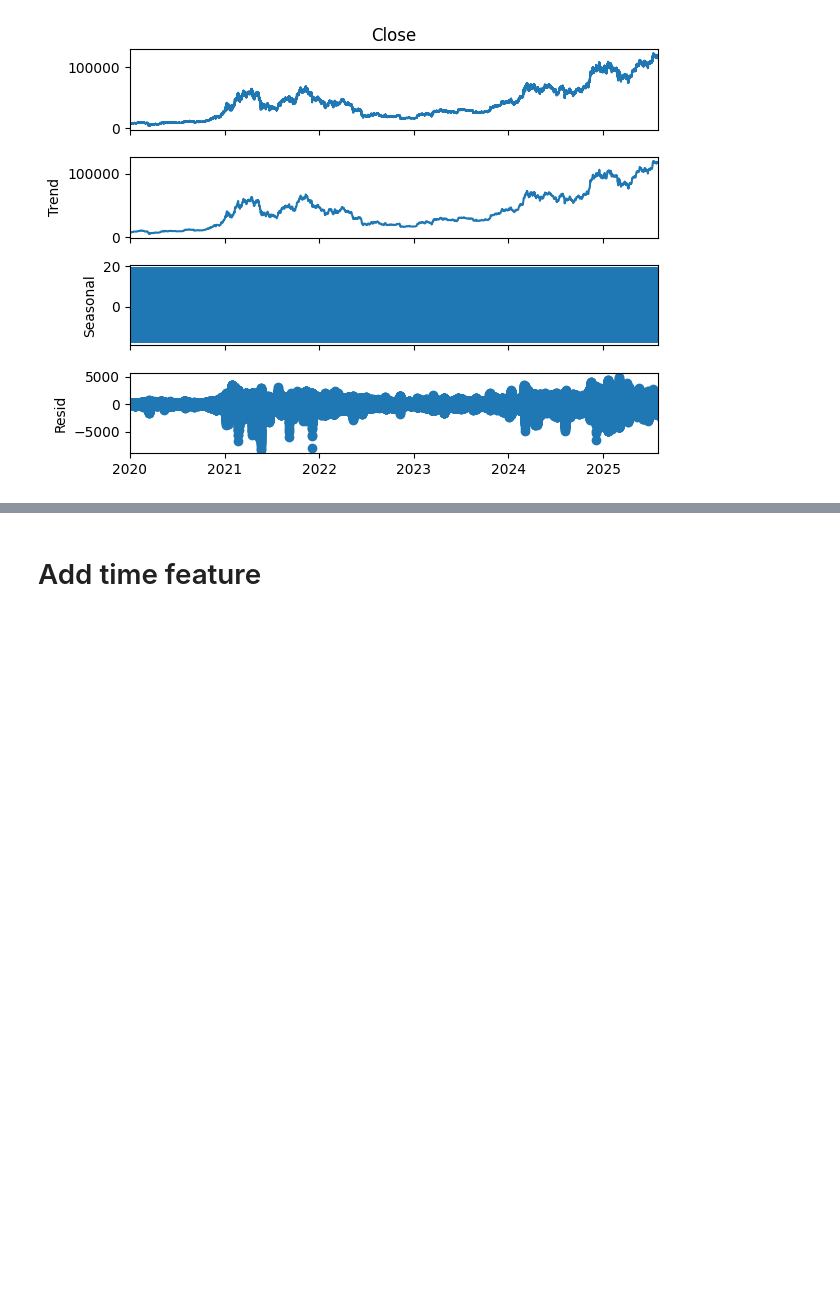
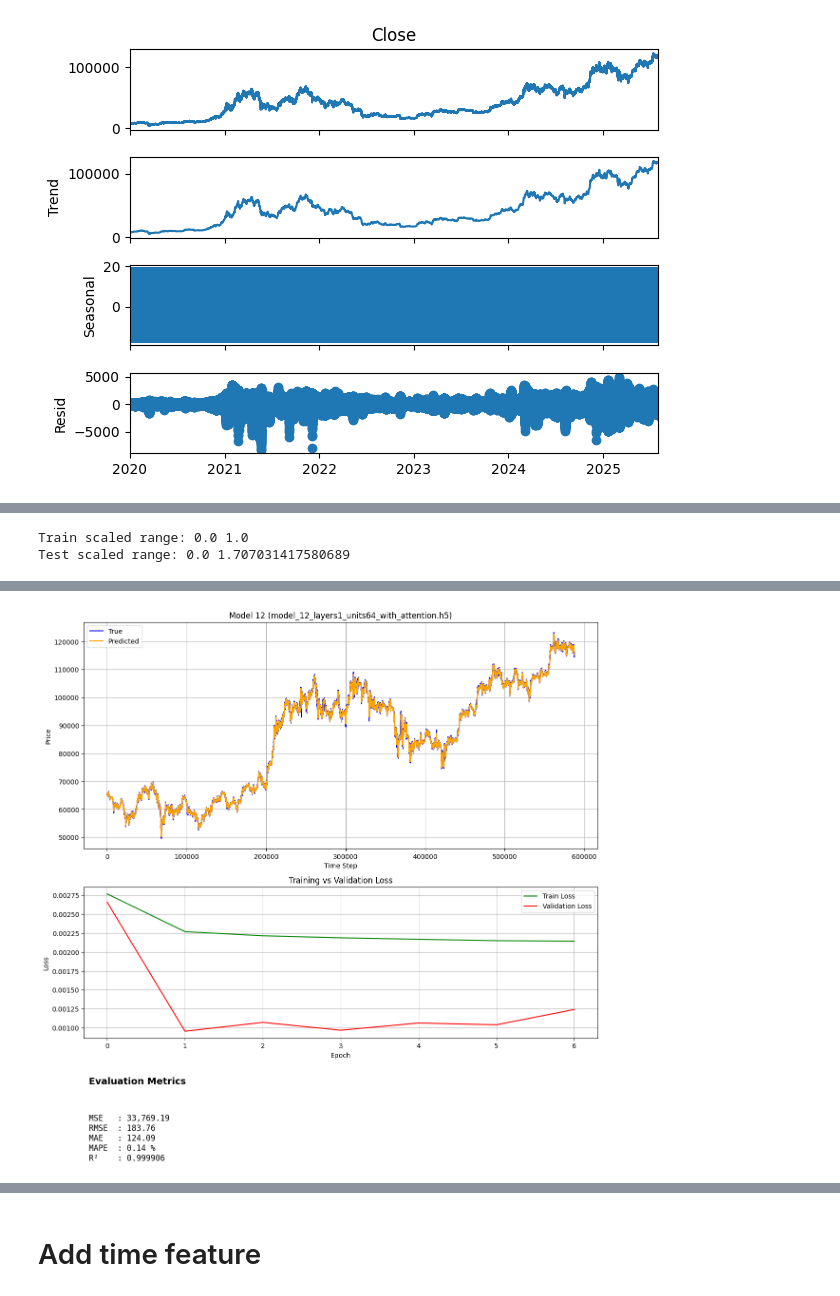
Before and after one commit to jiangfz1997/Bitcoin_Price_Prediction, a Jupyter notebook: notebooks/bitcoin_prediction_LSTM.ipynb, the cells around one changed output, grey strips where cells are left out. Cells and saved outputs as stored; diff of their text form; code cells hidden in the pictures; blank space fills up the shorter version.

Commit message:
LSTM model with result

```diff
--- a/notebooks/bitcoin_prediction_LSTM.ipynb
+++ b/notebooks/bitcoin_prediction_LSTM.ipynb
@@ -132,0 +117,45 @@ Timestamp
+# %%
+from sklearn.preprocessing import MinMaxScaler
+from LSTM_train import create_sequences
+import numpy as np
+
+WINDOW_SIZE = 30
+TRAIN_RATIO = 0.8
+VAL_RATIO = 0.2   # 相对于训练集的
+
+# ✅ 原始数据
+df = bitstamp_filled.copy()
+features = df[['Close', 'Volume']].values
+
+# ✅ 时间顺序划分
+n_total = len(features)
+n_train = int(n_total * TRAIN_RATIO)
+
+train_features = features[:n_train]
+test_features = features[n_train:]
+
+# ✅ 拟合 scaler 只用训练集
+scaler = MinMaxScaler()
+scaler.fit(train_features)
+
+# ✅ 分别变换训练 / 测试
+scaled_train = scaler.transform(train_features)
+scaled_test = scaler.transform(test_features)
+
+
+# ✅ 创建训练/测试序列
+X_train_all, y_train_all = create_sequences(scaled_train, WINDOW_SIZE)
+X_test, y_test = create_sequences(scaled_test, WINDOW_SIZE)
+
+# ✅ 从训练集中进一步划分验证集
+n_val = int(len(X_train_all) * VAL_RATIO)
+X_val = X_train_all[-n_val:]
+y_val = y_train_all[-n_val:]
+X_train = X_train_all[:-n_val]
+y_train = y_train_all[:-n_val]
+
+print("Train scaled range:", X_train_all.min(), X_train_all.max())
+print("Test scaled range:", X_test.min(), X_test.max())
+# %% [output]
+Train scaled range: 0.0 1.0
+Test scaled range: 0.0 1.707031417580689
@@ -132,0 +188,30 @@ Timestamp
+# %%
+from LSTM_train import evaluate_model,evaluate_model_multistep
+
+df = pd.read_csv("training_results.csv")
+df.set_index("index", inplace=True)  # 用 CSV 中的 'index' 列作为 DataFrame 索引
+
+target_indices = [12]
+
+results = []
+for i in target_indices:
+    if i not in df.index:
+        print(f"❌ index {i} 不在 CSV 中，跳过")
+        continue
+
+    row = df.loc[i]  # 用显式 index 查找行
+    model_path = f"models/{row['model_name']}"
+    history_path = f"histories/{row['history_path']}"
+    print(f"✅ Evaluating {model_path} ...")
+
+    result = evaluate_model(
+        model_path=model_path,
+        history_path=history_path,
+        X_test=X_test,
+        y_test=y_test,
+        scaler=scaler,
+        title=f"Model {i} ({row['model_name']})",
+        attention=True
+    )
+    results.append(result)
+# %% [output]
@@ -132,0 +220 @@ Timestamp
+[figure, added]
```
Also changed, not shown: parts of 13 cells of this notebook, 14 other files.
